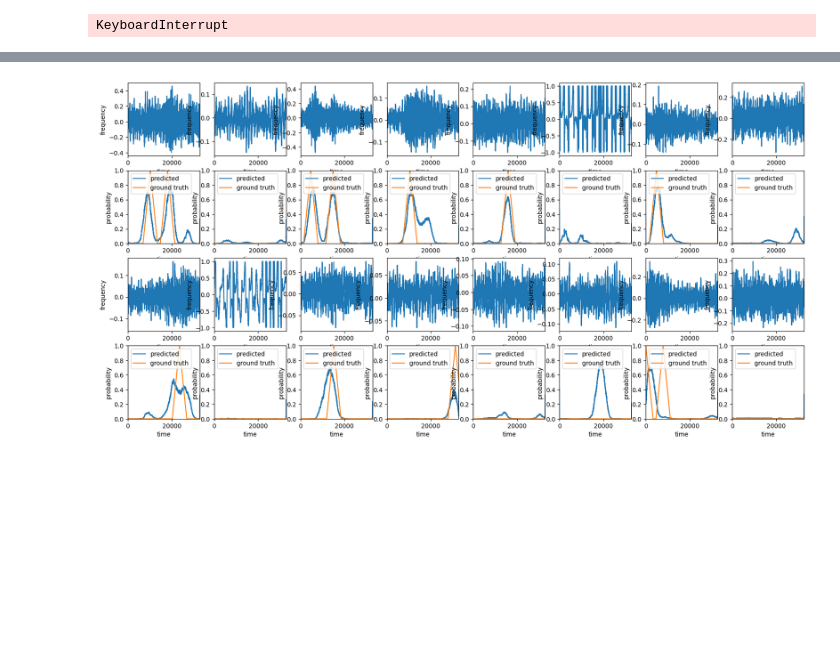
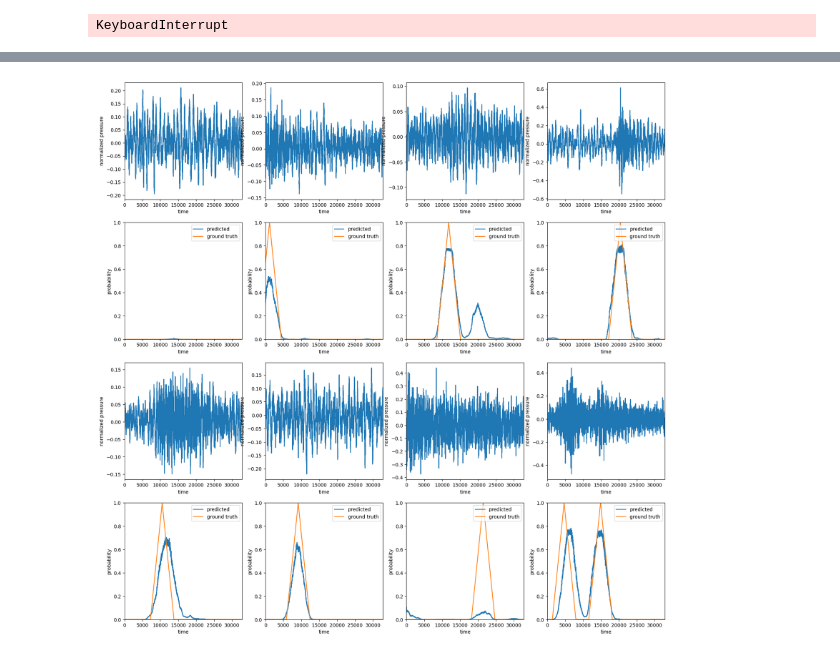
Before and after one commit to PYLRR/OHASISBIO_dataset, a Jupyter notebook: src/notebooks/detection/training/waveform_temporal_segmentation.ipynb, the cells around one changed output, grey strips where cells are left out. Cells and saved outputs as stored; diff of their text form; code cells hidden in the pictures; blank space fills up the shorter version.

```diff
--- a/src/notebooks/detection/training/waveform_temporal_segmentation.ipynb
+++ b/src/notebooks/detection/training/waveform_temporal_segmentation.ipynb
@@ -37,7 +37,7 @@ DURATION_S = 100  # duration of the files in s
 OBJECTIVE_CURVE_WIDTH = 10  # defines dispersion of objective function in s
 
 data_loader = get_line_to_dataset_waveform(size=SIZE, duration_s=DURATION_S, objective_curve_width=OBJECTIVE_CURVE_WIDTH)
-model = phasenet_like_model
+model = get_phasenet_model(SIZE)
 # %%
 # open the csv listing data, shuffling the lines
 with open(ROOT_DIR + "/dataset.csv", "r") as f:
@@ -46,7 +46,7 @@ with open(ROOT_DIR + "/dataset.csv", "r") as f:
 random.Random(SEED).shuffle(lines)
 print(len(lines), "files found")
 
-TO_KEEP = 2000
+TO_KEEP = 500
 
 # load data
 pos = [l for l in lines if l[1]=="positive"][:TO_KEEP]
@@ -161,7 +112,7 @@ for i in range(FOLDS):
     m.compile(
             optimizer=tf.keras.optimizers.Adam(learning_rate=0.0005),
             loss=tf.losses.binary_crossentropy,
-            metrics=accuracy_for_segmenter)
+            metrics=[accuracy_for_segmenter, AUC_for_segmenter()])
     m.build((BATCH_SIZE, SIZE))
 
     if i==0:
@@ -257,4 +233,7 @@ ________________________________________________________________________________
 Epoch 1/50
 KeyboardInterrupt
 # %%
-m.load_weights(f"{CHECKPOINTS_DIR}/FOLD-0/cp-0025.ckpt")
+m = model()
+
+#m.load_weights(f"{CHECKPOINTS_DIR}/FOLD-0/cp-0020.ckpt")
+m.load_weights("/media/plerolland/LaBoite/PublicData/trainings/checkpoints_auc_acc/checkpoints_seg_waveforms/all/cp-0020.ckpt")
@@ -261,18 +252,18 @@ m.load_weights(f"{CHECKPOINTS_DIR}/FOLD-0/cp-0025.ckpt")
 # %%
-cols = 8
+cols = 4
 lines = 2
 to_skip = 2
 
 to_show = cols * lines
 to_skip *= to_show
-plt.figure(figsize=(cols*2.5, lines*5))
+plt.figure(figsize=(cols*5, lines*10))
 shown=0
 for i in range(to_skip, to_skip+to_show):
     x, y = xd[i], yd[i]
 
     ax1 = plt.subplot(lines*2, cols, 1 + shown%cols + cols*2*(shown//cols))
     plt.xlabel("time")
-    plt.ylabel("frequency")
+    plt.ylabel("normalized pressure")
     plt.plot(x)
     ax1.set_xlim([0, SIZE])
 
@@ -281,7 +272,7 @@ for i in range(to_skip, to_skip+to_show):
     predicted = m.predict(np.reshape(x, (1, SIZE)), verbose=False)[0]
     ax2.plot(predicted, label='predicted')
     ax2.plot(y, label='ground truth')
-    ax2.legend(loc="upper left")
+    ax2.legend(loc="upper right")
     ax2.set_xlim([0, SIZE])
     ax2.set_ylim([0, 1])
     ax2.set_xlabel("time")
@@ -293 +287 @@ plt.show()
-[figure, old version]
+[figure, new version]
```
Also changed, not shown: parts of 8 cells of this notebook, 17 other files.
